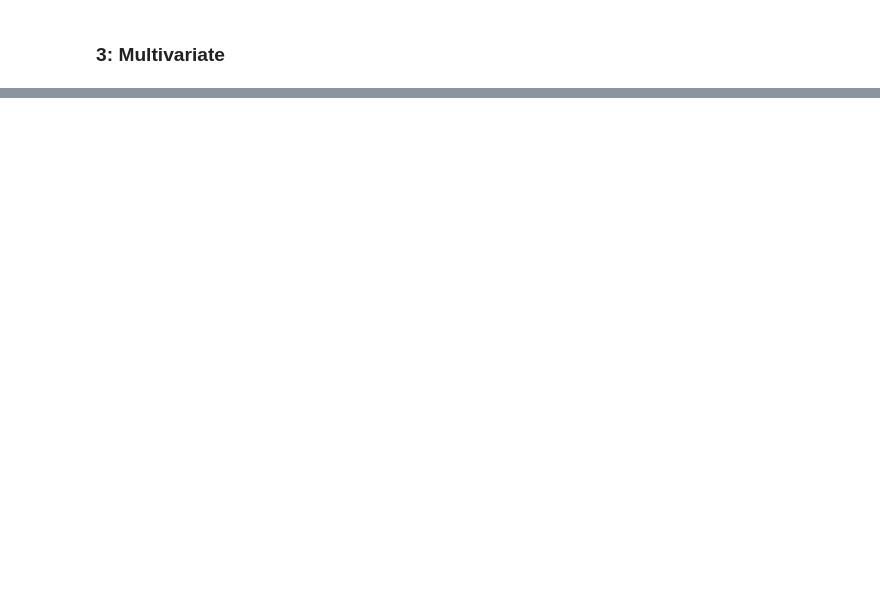
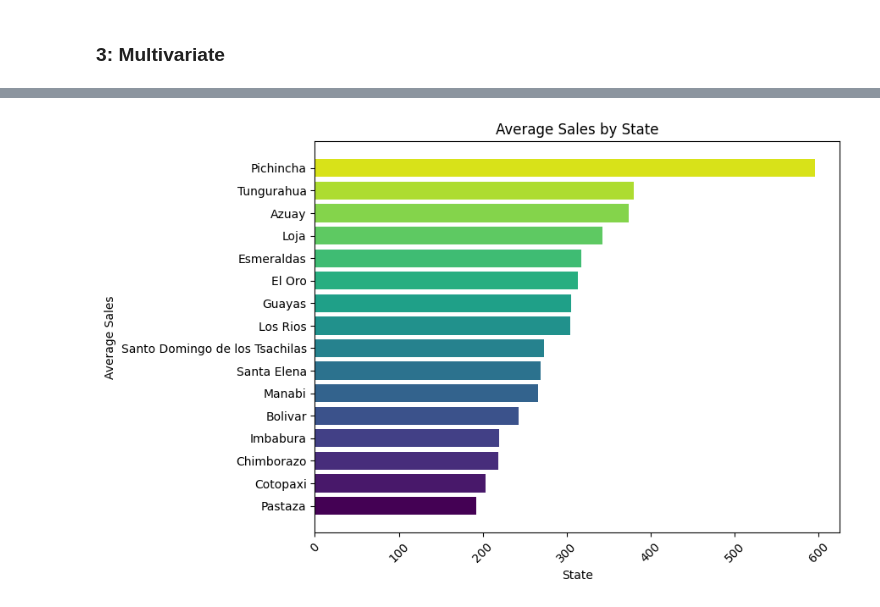
Before and after one commit to analystdee/LP3-Reggression-project, a Jupyter notebook: file.ipynb, the cells around one changed output, grey strips where cells are left out. Drawn from its saved outputs; the diff is of its cells as text; code cells hidden in the pictures; blank space fills up the shorter version.

```diff
--- a/file.ipynb
+++ b/file.ipynb
@@ -647,0 +793,14 @@ fig.show()
+# %%
+# Sort the data by average sales in descending order
+average_sales_by_state = average_sales_by_state.sort_values(ascending=True)
+
+# Plot the average sales by state
+plt.figure(figsize=(8, 6))
+plt.barh(average_sales_by_state.index, average_sales_by_state.values, color=colors)
+plt.xlabel('State')
+plt.ylabel('Average Sales')
+plt.title('Average Sales by State')
+plt.xticks(rotation=45)
+plt.show()
+# %% [output]
+[figure, added]
```
Also changed, not shown: parts of 26 cells of this notebook.
